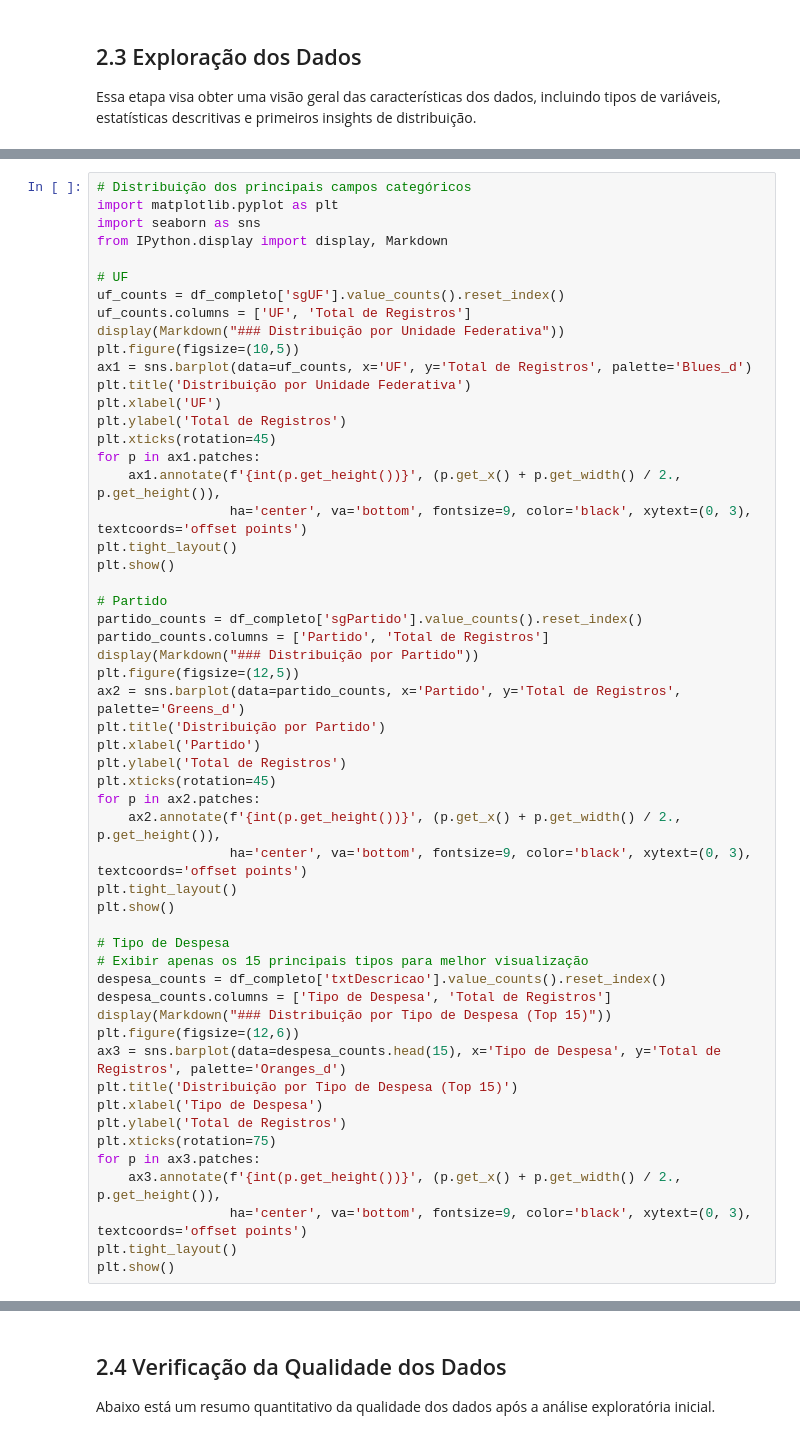
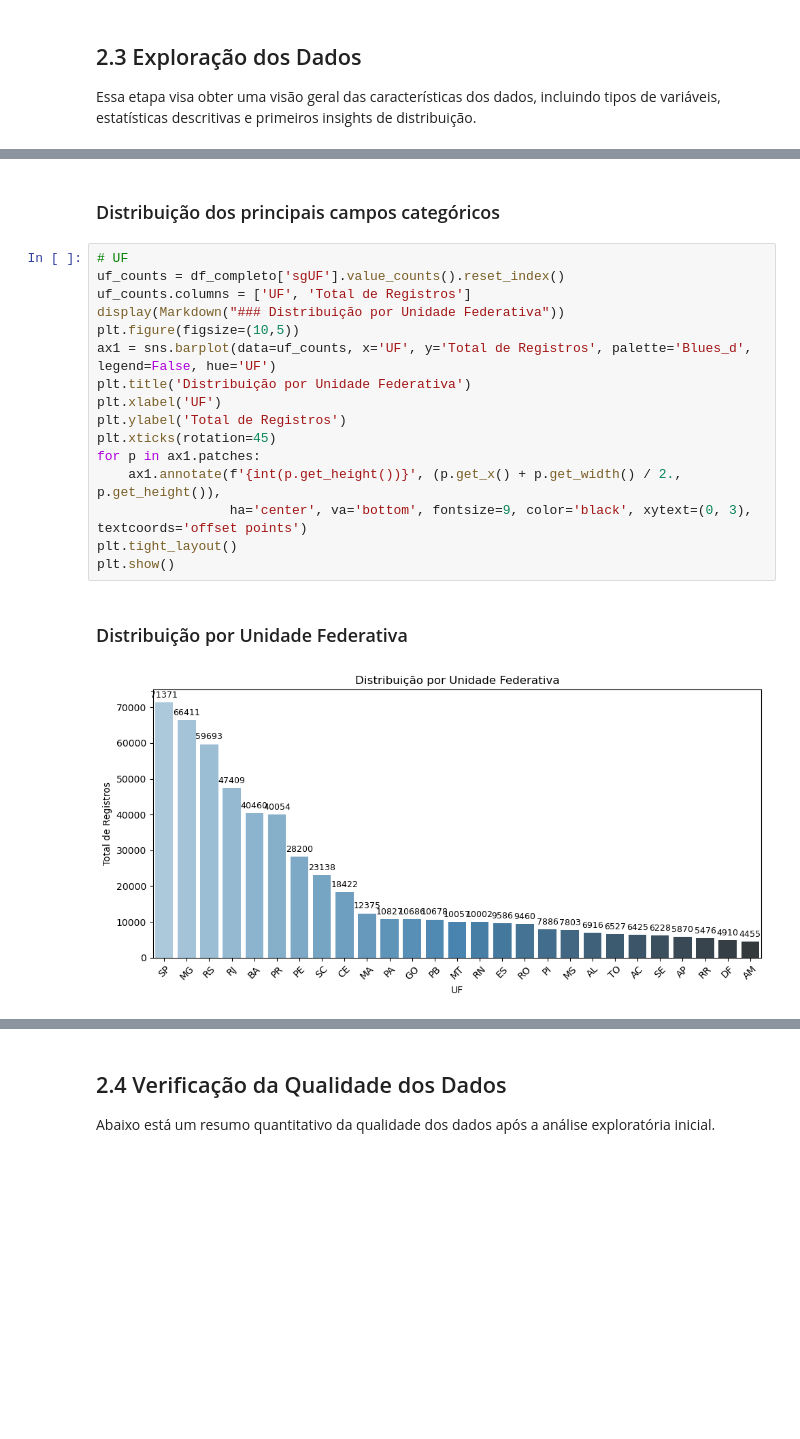
Before and after one commit to paulolmachado/ProjetoFinalCeub, a Jupyter notebook: Projeto_Final.ipynb, the cells around one changed output, grey strips where cells are left out. Saved outputs shown, nothing was run; the diff lists cells and outputs as text; blank space fills up the shorter version.

```diff
--- a/Projeto_Final.ipynb
+++ b/Projeto_Final.ipynb
@@ -229,54 +311,21 @@ print("Tipos de despesa:", df_completo['txtDescricao'].nunique())
+# %% [markdown]
+### Distribuição dos principais campos categóricos
 # %%
-# Distribuição dos principais campos categóricos
-import matplotlib.pyplot as plt
-import seaborn as sns
-from IPython.display import display, Markdown
-
 # UF
 uf_counts = df_completo['sgUF'].value_counts().reset_index()
 uf_counts.columns = ['UF', 'Total de Registros']
 display(Markdown("### Distribuição por Unidade Federativa"))
 plt.figure(figsize=(10,5))
-ax1 = sns.barplot(data=uf_counts, x='UF', y='Total de Registros', palette='Blues_d')
+ax1 = sns.barplot(data=uf_counts, x='UF', y='Total de Registros', palette='Blues_d', legend=False, hue='UF')
 plt.title('Distribuição por Unidade Federativa')
 plt.xlabel('UF')
 plt.ylabel('Total de Registros')
 plt.xticks(rotation=45)
 for p in ax1.patches:
     ax1.annotate(f'{int(p.get_height())}', (p.get_x() + p.get_width() / 2., p.get_height()),
                  ha='center', va='bottom', fontsize=9, color='black', xytext=(0, 3), textcoords='offset points')
 plt.tight_layout()
 plt.show()
-
-# Partido
-partido_counts = df_completo['sgPartido'].value_counts().reset_index()
-partido_counts.columns = ['Partido', 'Total de Registros']
-display(Markdown("### Distribuição por Partido"))
-plt.figure(figsize=(12,5))
-ax2 = sns.barplot(data=partido_counts, x='Partido', y='Total de Registros', palette='Greens_d')
-plt.title('Distribuição por Partido')
-plt.xlabel('Partido')
-plt.ylabel('Total de Registros')
-plt.xticks(rotation=45)
-for p in ax2.patches:
-    ax2.annotate(f'{int(p.get_height())}', (p.get_x() + p.get_width() / 2., p.get_height()),
-                 ha='center', va='bottom', fontsize=9, color='black', xytext=(0, 3), textcoords='offset points')
-plt.tight_layout()
-plt.show()
-
-# Tipo de Despesa
-# Exibir apenas os 15 principais tipos para melhor visualização
-despesa_counts = df_completo['txtDescricao'].value_counts().reset_index()
-despesa_counts.columns = ['Tipo de Despesa', 'Total de Registros']
-display(Markdown("### Distribuição por Tipo de Despesa (Top 15)"))
-plt.figure(figsize=(12,6))
-ax3 = sns.barplot(data=despesa_counts.head(15), x='Tipo de Despesa', y='Total de Registros', palette='Oranges_d')
-plt.title('Distribuição por Tipo de Despesa (Top 15)')
-plt.xlabel('Tipo de Despesa')
-plt.ylabel('Total de Registros')
-plt.xticks(rotation=75)
-for p in ax3.patches:
-    ax3.annotate(f'{int(p.get_height())}', (p.get_x() + p.get_width() / 2., p.get_height()),
-                 ha='center', va='bottom', fontsize=9, color='black', xytext=(0, 3), textcoords='offset points')
-plt.tight_layout()
-plt.show()
+# %% [output]
+### Distribuição por Unidade Federativa
+[figure, added]
```
Also changed, not shown: parts of 42 cells of this notebook.
